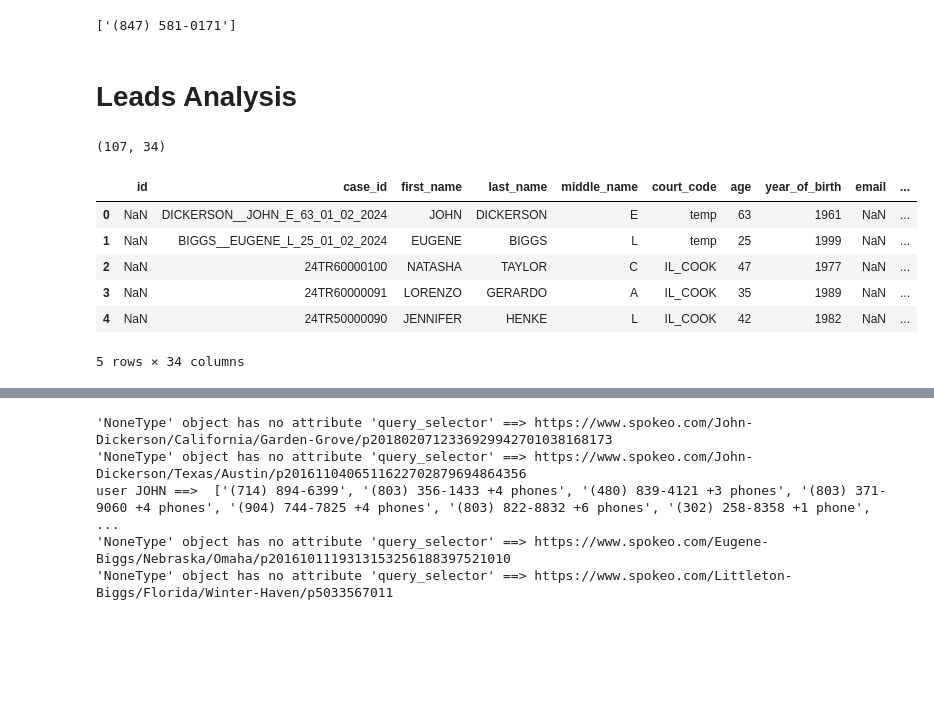
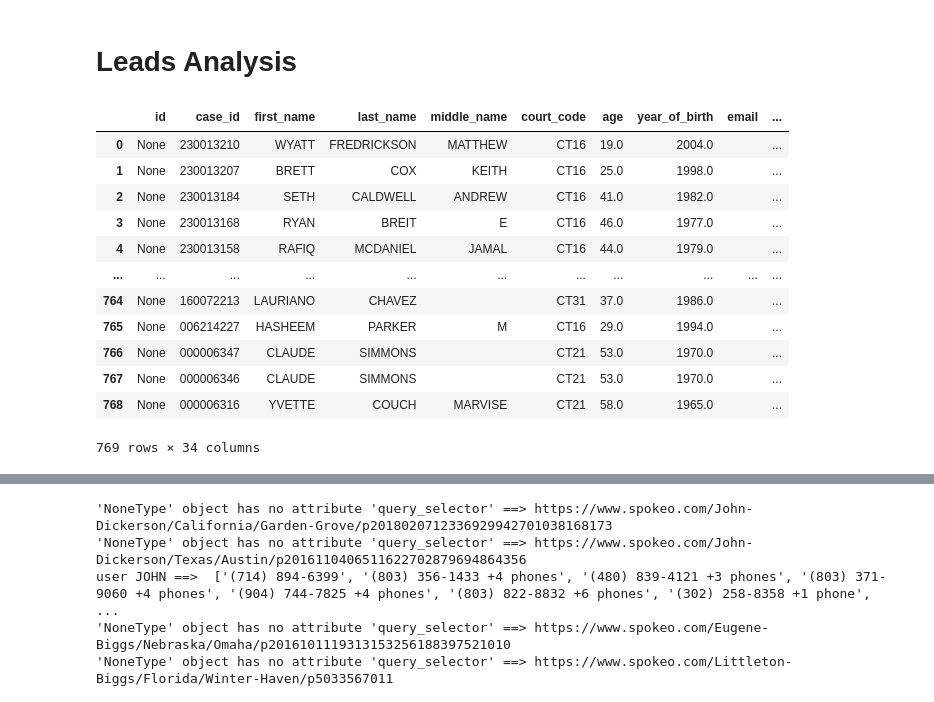
Before and after one commit to edgecliff318/courtscraper, a Jupyter notebook: notebooks/spokeo.ipynb, the cells around one changed output, grey strips where cells are left out. Cells and saved outputs as stored; diff of their text form; code cells hidden in the pictures; blank space fills up the shorter version.

Commit message:
Leads generation update

```diff
--- a/notebooks/spokeo.ipynb
+++ b/notebooks/spokeo.ipynb
@@ -91,27 +122,35 @@ async def preson_search(page, firstName, lastName, middleName="", city=None, sta
-# %%
-firstName = "Samama"
-lastName = "Mahmud"
-middleName = "B"
-user_page  = await preson_search(page,firstName, lastName,middleName)
-user_page
-# %% [output]
-['(847) 581-0171']
 # %% [markdown]
 # Leads Analysis
-# %%
-#load data into a dataframe
-import pandas as pd
-df = pd.read_csv('leads_not_found.csv')
-df.shape
-# %% [output]
-(107, 34)
+# %%
+today = datetime.datetime.now()
+
+leads_not_found = get_last_lead(
+    start_date=today - timedelta(days=5),
+    end_date=today + timedelta(days=1),
+    status="new",
+    limit=100,
+)
+
+df = pd.DataFrame([lead.model_dump() for lead in leads_not_found])
+
+
+df["middle_name"] = df["middle_name"].fillna("")
+df["first_name"] = df["first_name"].fillna("")
+df["last_name"] = df["last_name"].fillna("")
+df["state"] = df["state"].fillna("MO")
 # %%
-df.head()
+df
 # %% [output]
 |  | id | case_id | first_name | last_name | middle_name | court_code | age | year_of_birth | email | ... |
-| 0 | NaN | DICKERSON__JOHN_E_63_01_02_2024 | JOHN | DICKERSON | E | temp | 63 | 1961 | NaN | ... |
-| 1 | NaN | BIGGS__EUGENE_L_25_01_02_2024 | EUGENE | BIGGS | L | temp | 25 | 1999 | NaN | ... |
-| 2 | NaN | 24TR60000100 | NATASHA | TAYLOR | C | IL_COOK | 47 | 1977 | NaN | ... |
-| 3 | NaN | 24TR60000091 | LORENZO | GERARDO | A | IL_COOK | 35 | 1989 | NaN | ... |
-| 4 | NaN | 24TR50000090 | JENNIFER | HENKE | L | IL_COOK | 42 | 1982 | NaN | ... |
+| 0 | None | 230013210 | WYATT | FREDRICKSON | MATTHEW | CT16 | 19.0 | 2004.0 |  | ... |
+| 1 | None | 230013207 | BRETT | COX | KEITH | CT16 | 25.0 | 1998.0 |  | ... |
+| 2 | None | 230013184 | SETH | CALDWELL | ANDREW | CT16 | 41.0 | 1982.0 |  | ... |
+| 3 | None | 230013168 | RYAN | BREIT | E | CT16 | 46.0 | 1977.0 |  | ... |
+| 4 | None | 230013158 | RAFIQ | MCDANIEL | JAMAL | CT16 | 44.0 | 1979.0 |  | ... |
+| ... | ... | ... | ... | ... | ... | ... | ... | ... | ... | ... |
+| 764 | None | 160072213 | LAURIANO | CHAVEZ |  | CT31 | 37.0 | 1986.0 |  | ... |
+| 765 | None | 006214227 | HASHEEM | PARKER | M | CT16 | 29.0 | 1994.0 |  | ... |
+| 766 | None | 000006347 | CLAUDE | SIMMONS |  | CT21 | 53.0 | 1970.0 |  | ... |
+| 767 | None | 000006346 | CLAUDE | SIMMONS |  | CT21 | 53.0 | 1970.0 |  | ... |
+| 768 | None | 000006316 | YVETTE | COUCH | MARVISE | CT21 | 58.0 | 1965.0 |  | ... |
-5 rows × 34 columns
+769 rows × 34 columns
```
Also changed, not shown: parts of 16 cells of this notebook, 2 other files.
